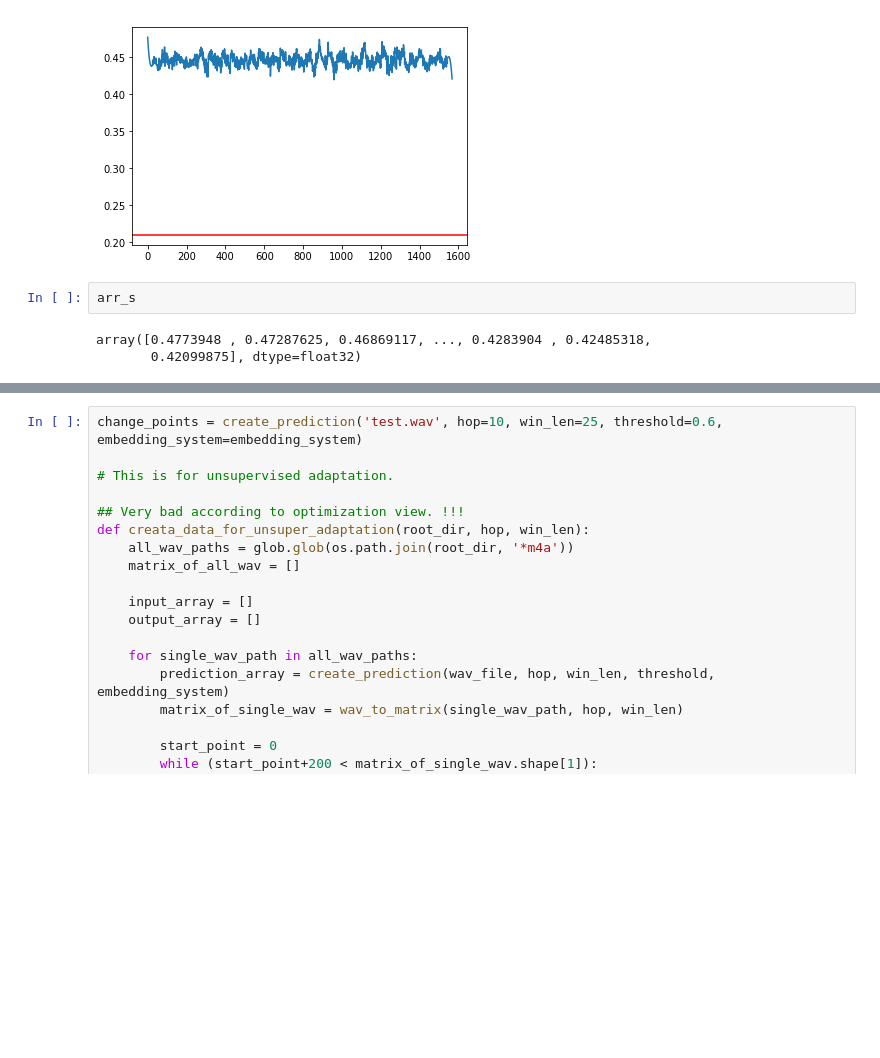
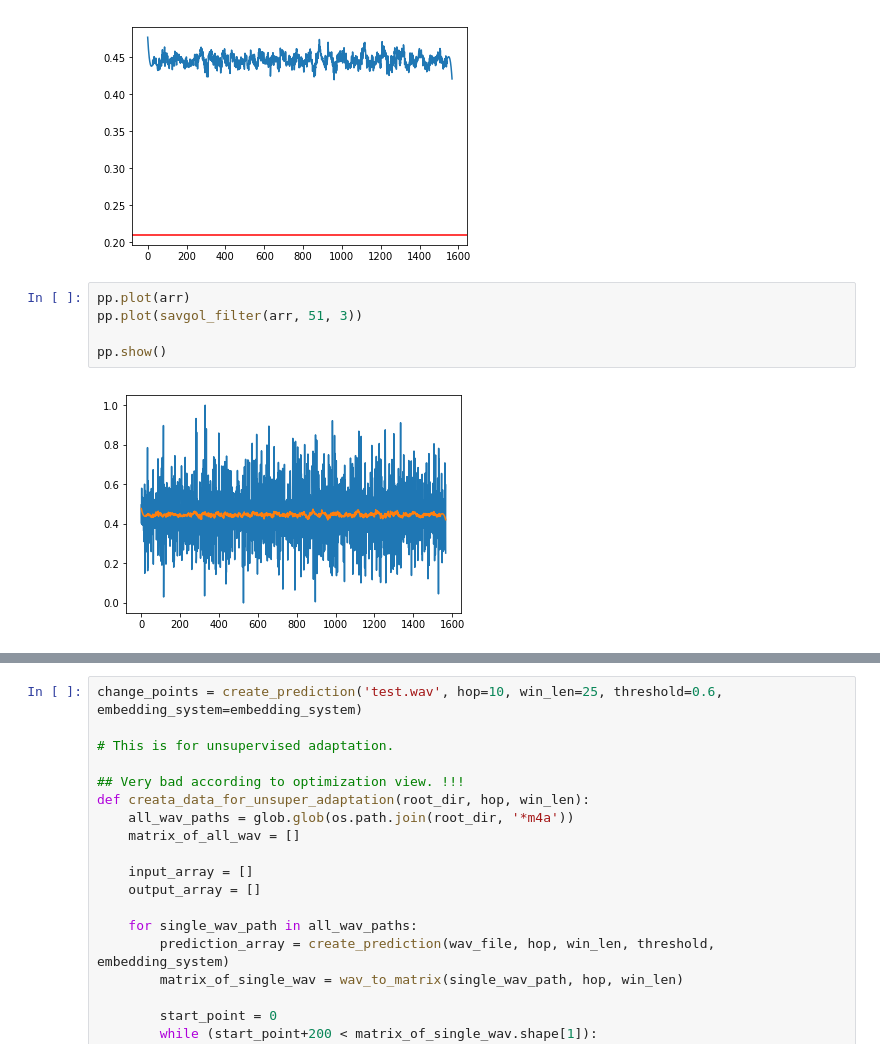
Before and after one commit to hedonistrh/SpChangeDetect, a Jupyter notebook: Speaker2Vec_dev.ipynb, the cells around one changed output, grey strips where cells are left out. Saved outputs shown, nothing was run; the diff lists cells and outputs as text; blank space fills up the shorter version.

Commit message:
With different savgol filters parameters.

```diff
--- a/Speaker2Vec_dev.ipynb
+++ b/Speaker2Vec_dev.ipynb
@@ -435,8 +435,10 @@ pp.axhline(y=0.21, color='r', linestyle='-')
 pp.show()
 # %% [output]
 [figure]
-# %%
-arr_s
-# %% [output]
-array([0.4773948 , 0.47287625, 0.46869117, ..., 0.4283904 , 0.42485318,
-       0.42099875], dtype=float32)
+# %%
+pp.plot(arr)
+pp.plot(savgol_filter(arr, 51, 3))
+
+pp.show()
+# %% [output]
+[figure, added]
```
Also changed, not shown: parts of 3 cells of this notebook.
